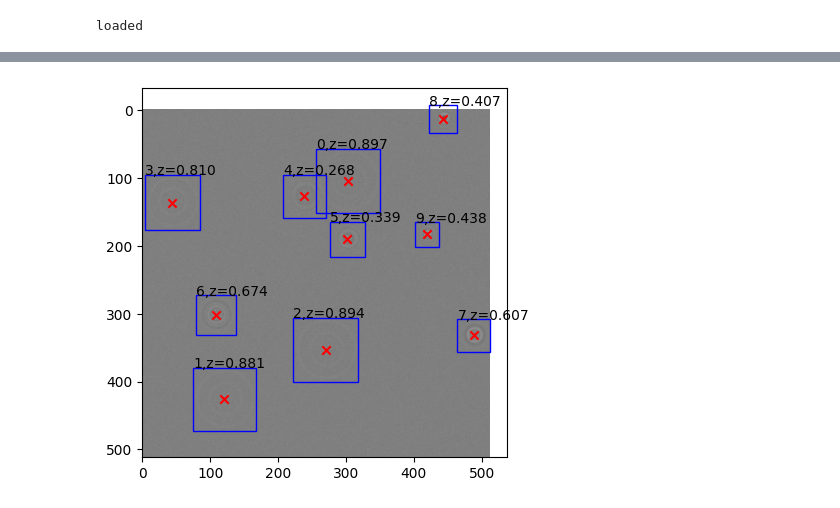
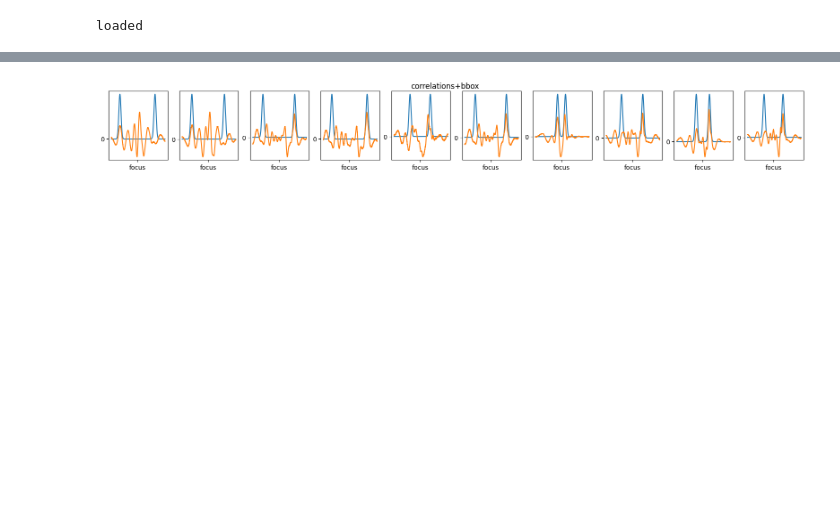
Before and after one commit to till-robert/ultralytics, a Jupyter notebook: zaxis_test.ipynb, the cells around one changed output, grey strips where cells are left out. Drawn from its saved outputs; the diff is of its cells as text; code cells hidden in the pictures; blank space fills up the shorter version.

Commit message:
add zaxis metrics

```diff
--- a/zaxis_test.ipynb
+++ b/zaxis_test.ipynb
@@ -30,6 +64,6 @@ def plot_gt(path,ax):
 # %%
 # reload(results)
-model = YOLO("runs/zaxis/train49/weights/last.pt")
+model = YOLO("runs/zaxis/train63/weights/best.pt")
 # print(model.model.model)
 print("loaded")
 test_images = os.listdir("data_gen/Dataset/images/test")
@@ -51,6 +83,7 @@ plt.axis("off")
 plt.subplot(1,2,2)
 plt.title("Ground Truth")
 
-bboxes,z_values = plot_gt(image,plt.gca())
+gt_bboxes,gt_z_values = plot_gt(image,plt.gca())
+
 plt.show()
 # %% [output]
@@ -62,12 +93,13 @@ res = results[0].zaxis.data.cpu().numpy()
 # %%
-plt.figure()
-plt.imshow(results[0].orig_img)
-plt.figure(figsize=(20,2))
+# plt.figure()
+# plt.imshow(results[0].orig_img)
+# plt.figure(figsize=(20,2))
+res = results[0].zaxis.data.cpu().numpy()
 padding=128
 size=128
 padded_image = np.pad(results[0].orig_img[...,0],padding,mode="constant",constant_values=127)
 
-plt.axis("off")
+# plt.axis("off")
 captures = np.empty((len(res),size,size))
 for i,box in enumerate(res):
     # print(box)
@@ -86,20 +118,72 @@ for i,box in enumerate(res):
         y2+=w-h
         h = w
     x,y = 0.5*(x1+x2),0.5*(y1+y2)
-    print(x,y,w,h)
-    plt.figure(1)
-    rect = Rectangle((x1,y1),w,h, linewidth=1, edgecolor="blue", facecolor='none')
-    plt.scatter(x,y,c="r",marker="x")
-    plt.text(*rect.get_xy(),f"{i},z={z:.3f}")
-    plt.gca().add_patch(rect)
-    plt.figure(2)
-    plt.subplot(1,len(res),i+1)
     x = np.round(x).astype(int)
     y = np.round(y).astype(int)
     captures[i] = padded_image[y+padding-size//2:y+padding+size//2,x+padding-size//2:x+padding+size//2]
-    plt.imshow(captures[i])
-    plt.axis("off")
-print(bboxes*512,z_values)
 captures/=127
 captures-=1
+downsampled_reference = (np.load("data_gen/ripples_downsampled.npy")/10000)-2
+true_bboxes = ops.xywh2xyxy(gt_bboxes) * np.array((512,512))[[1, 0, 1, 0]]  # target boxes
+# ops.scale_boxes((512,512), gt_bbox, ori_shape, ratio_pad=ratio_pad)  # native-space labels
+_, gt_pred_matcher = match_predictions(res[:,:4],true_bboxes,np.zeros(10),np.zeros(10),0.5)
+plt.figure(figsize=(20,2))
+plt.figure(figsize=(20,2))
+plt.figure(figsize=(20,2))
+plt.figure(figsize=(20,2))
+plt.figure(figsize=(20,2))
+def bells(x,w,*args):
+    f = np.sum([np.exp(-(w*(x-mu)**2)) for mu in args],axis=0)
+    return f/np.max(f)
+x = np.arange(len(downsampled_reference))
+gt_images = (downsampled_reference[np.round(gt_z_values[np.where(gt_pred_matcher.T)[1]]*len(downsampled_reference)).astype(int)])
+corr = []
+for i,capture in enumerate(captures):
+
+    x1,y1,x2,y2,_,_,pred_z = res[i]
+    w,h = x2-x1,y2-y1
+    v = (max(w,h)*(2)-55)
+    z  = (-v/0.21)+761,(v/0.21)+761
+    plt.figure(1)
+    plt.suptitle("correlations+bbox")
+    correlation = np.pow((downsampled_reference*capture).sum(axis=(1,2)),1)
+    plt.subplot(1,len(captures),i+1)
+    plt.plot(bells(x,5e-4,*z)*(np.max(correlation)-np.min(correlation)))
+    plt.plot(correlation)
+    # plt.axvline(pred_z*len(downsampled_reference), c="red")
+    plt.xticks([761],["focus"])
+    plt.yticks([0])
+    # plt.ylim(0,0.5)c
+    # plt.tight_layout()
+
+    plt.figure(2)
+    plt.suptitle("cropped image")
+    plt.subplot(1,len(captures),i+1)
+    plt.imshow(capture,vmin=-0.1,vmax=0.1)
+    plt.axis("off")
+    # plt.tight_layout()
+    plt.figure(3)
+    plt.suptitle("ground truth")
+    plt.subplot(1,len(captures),i+1)
+    plt.imshow(gt_images[i],vmin=-0.05,vmax=0.05)
+    plt.axis("off")
+    plt.figure(4)
+    plt.suptitle("image via max correlations+bbox size")
+
+    plt.subplot(1,len(captures),i+1)
+    plt.imshow(downsampled_reference[np.argmax(correlation*bells(x,5e-4,*z))],vmin=-0.05,vmax=0.05)
+    corr.append(np.argmax(correlation*bells(x,5e-4,*z))/len(downsampled_reference))
+    plt.axis("off")
+
+    plt.figure(5)
+    plt.subplot(1,len(captures),i+1)
+    plt.suptitle("Yolo prediction")
+    plt.imshow(downsampled_reference[np.round(pred_z*len(downsampled_reference)).astype(int)],vmin=-0.05,vmax=0.05)
+    plt.axis("off")
+
+    # plt.colorbar()
+
+print("gt  :", gt_z_values[np.where(gt_pred_matcher.T)[1]])
+print("yolo:", res[:,-1])
+print("corr:", np.array(corr))
 # %% [output]
@@ -126 +193 @@ captures-=1
-[figure, old version]
+[figure, new version]
```
Also changed, not shown: parts of 7 cells of this notebook, 15 other files.
